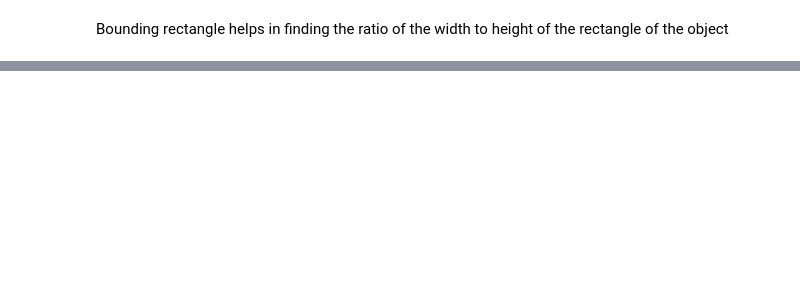
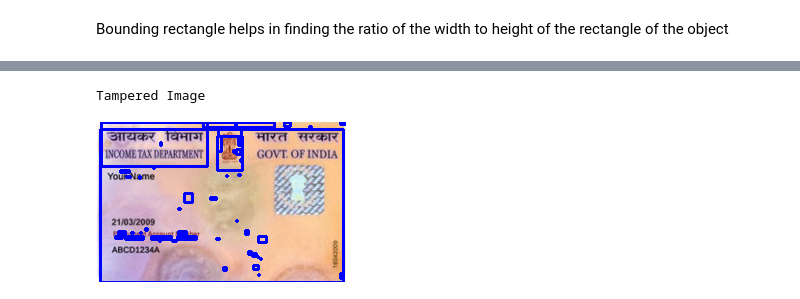
Before and after one commit to MylesB97/ID_Card_Tampering, a Jupyter notebook: ID_Card_Tampering.ipynb, the cells around one changed output, grey strips where cells are left out. Cells and saved outputs as stored; diff of their text form; code cells hidden in the pictures; blank space fills up the shorter version.

```diff
--- a/ID_Card_Tampering.ipynb
+++ b/ID_Card_Tampering.ipynb
@@ -173,0 +180,6 @@ Bounding rectangle helps in finding the ratio of the width to height of the rect
+# %%
+print('Tampered Image')
+Image.fromarray(tamperedColour)
+# %% [output]
+Tampered Image
+[figure, added]
```
Also changed, not shown: parts of 12 cells of this notebook.
